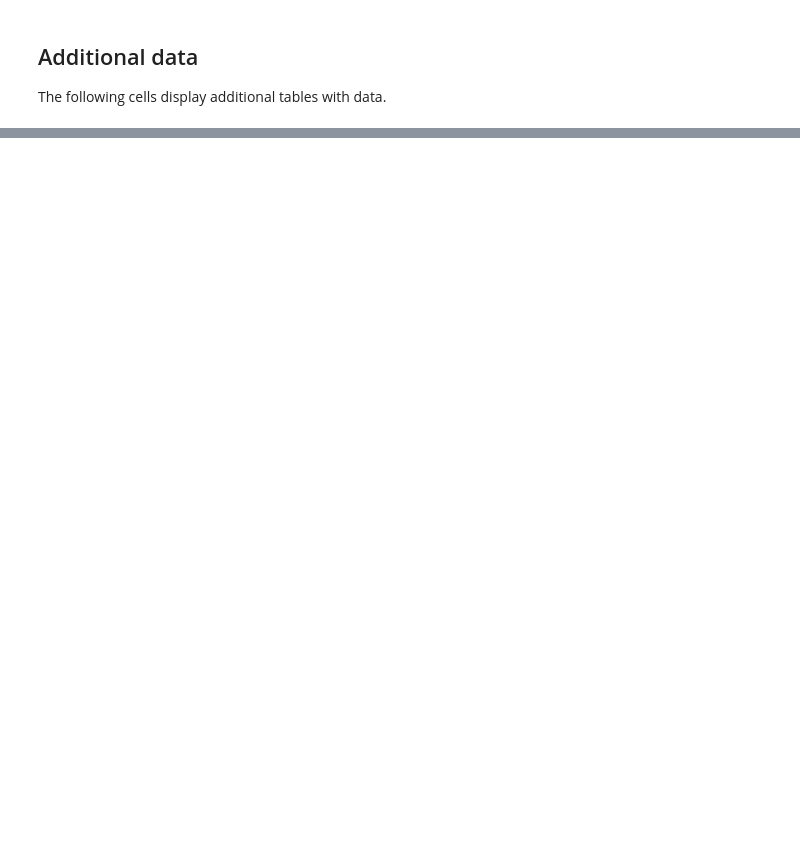
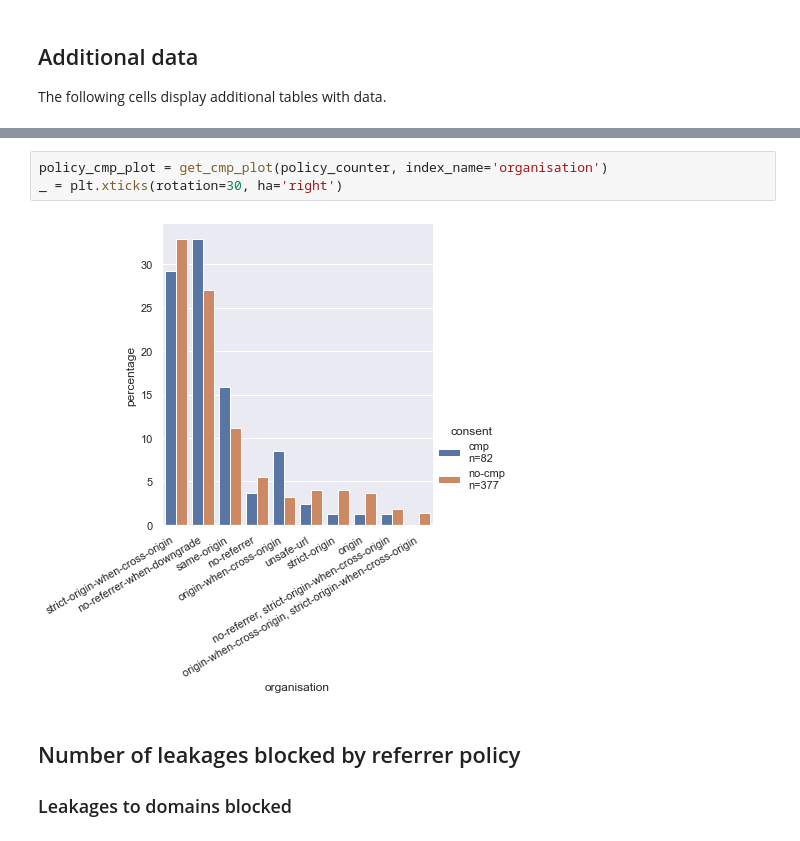
Before and after one commit to TvOuwerkerk/evading-policy, a Jupyter notebook: Analysis/analysisVisualisation.ipynb, the cells around one changed output, grey strips where cells are left out. Cells and saved outputs as stored; diff of their text form; blank space fills up the shorter version.

```diff
--- a/Analysis/analysisVisualisation.ipynb
+++ b/Analysis/analysisVisualisation.ipynb
@@ -465,0 +534,9 @@ pubmatic.com         &              40 &           518 &   7.7 \\
+# %%
+policy_cmp_plot = get_cmp_plot(policy_counter, index_name='organisation')
+_ = plt.xticks(rotation=30, ha='right')
+# %% [output]
+[figure, added]
+# %% [markdown]
+## Number of leakages blocked by referrer policy
+
+### Leakages to domains blocked
```
Also changed, not shown: parts of 22 cells of this notebook, 1 other file.
